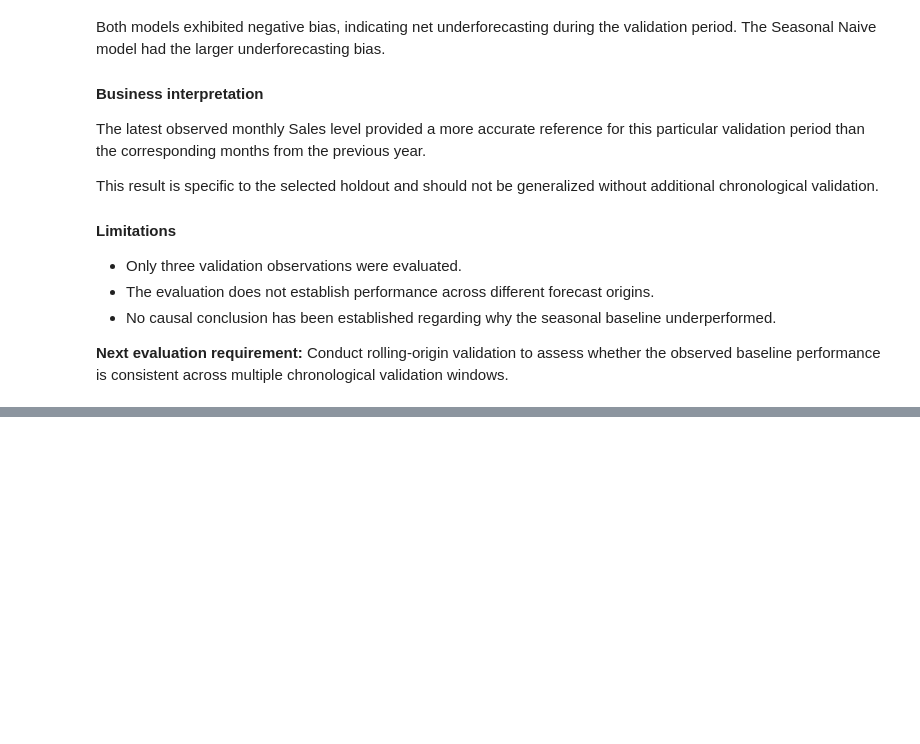
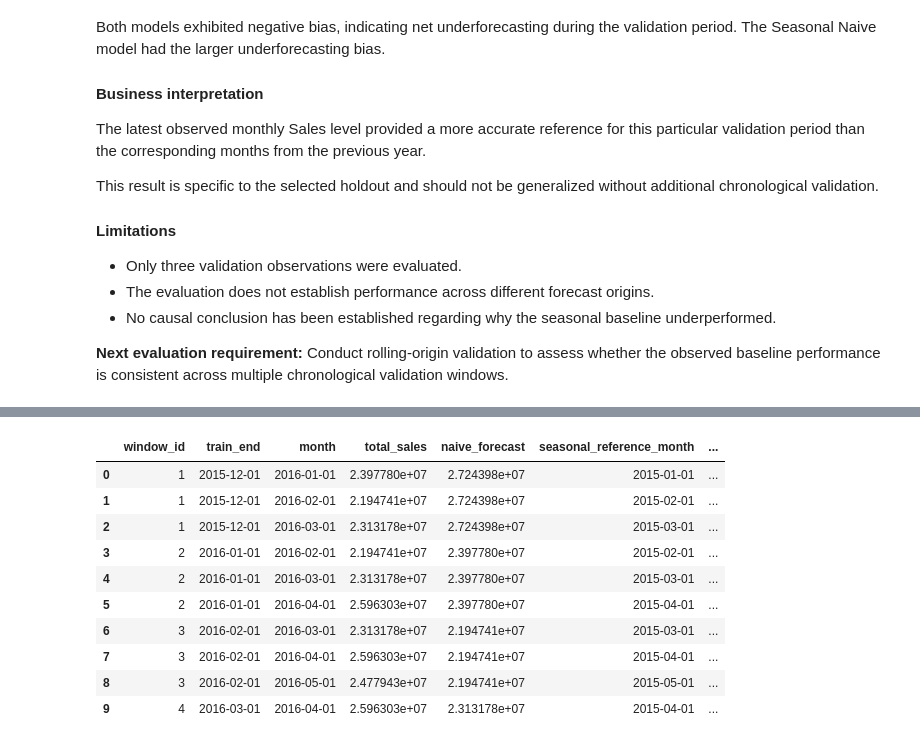
Before and after one commit to Abu-Hozaifa-Retail-Analyst/retail-sales-forecasting, a Jupyter notebook: notebooks/01_data_quality/02_initial_data_profiling.ipynb, the cells around one changed output, grey strips where cells are left out. Cells and saved outputs as stored; diff of their text form; code cells hidden in the pictures; blank space fills up the shorter version.

```diff
--- a/notebooks/01_data_quality/02_initial_data_profiling.ipynb
+++ b/notebooks/01_data_quality/02_initial_data_profiling.ipynb
@@ -8787,0 +9001,97 @@ This result is specific to the selected holdout and should not be generalized wi
+# %%
+rolling_forecasts = []
+
+for window_id, window in rolling_windows_df.iterrows():
+
+    train_end = window["train_end"]
+    validation_start = window["validation_start"]
+    validation_end = window["validation_end"]
+
+    # Training data
+    train_data = monthly_ts[
+        monthly_ts["month"] <= train_end
+    ].copy()
+
+    # Validation data
+    validation_data = monthly_ts[
+        (monthly_ts["month"] >= validation_start)
+        & (monthly_ts["month"] <= validation_end)
+    ].copy()
+
+    # -------------------------
+    # Naive forecast
+    # -------------------------
+    naive_value = train_data["total_sales"].iloc[-1]
+
+    validation_data["naive_forecast"] = naive_value
+
+    # -------------------------
+    # Seasonal Naive forecast
+    # -------------------------
+    seasonal_reference_dates = (
+        validation_data["month"]
+        - pd.DateOffset(years=1)
+    )
+
+    seasonal_reference = (
+        monthly_ts[
+            monthly_ts["month"].isin(seasonal_reference_dates)
+        ][["month", "total_sales"]]
+        .rename(
+            columns={
+                "month": "seasonal_reference_month",
+                "total_sales": "seasonal_naive_forecast"
+            }
+        )
+    )
+
+    validation_data = validation_data.copy()
+
+    validation_data["seasonal_reference_month"] = (
+        seasonal_reference_dates.values
+    )
+
+    validation_data = validation_data.merge(
+        seasonal_reference,
+        left_on="seasonal_reference_month",
+        right_on="seasonal_reference_month",
+        how="left",
+        validate="one_to_one"
+    )
+
+    # Add window information
+    validation_data["window_id"] = window_id + 1
+    validation_data["train_end"] = train_end
+
+    rolling_forecasts.append(
+        validation_data[
+            [
+                "window_id",
+                "train_end",
+                "month",
+                "total_sales",
+                "naive_forecast",
+                "seasonal_reference_month",
+                "seasonal_naive_forecast"
+            ]
+        ]
+    )
+
+rolling_forecasts_df = pd.concat(
+    rolling_forecasts,
+    ignore_index=True
+)
+
+rolling_forecasts_df.head(10)
+# %% [output]
+|  | window_id | train_end | month | total_sales | naive_forecast | seasonal_reference_month | ... |
+| 0 | 1 | 2015-12-01 | 2016-01-01 | 2.397780e+07 | 2.724398e+07 | 2015-01-01 | ... |
+| 1 | 1 | 2015-12-01 | 2016-02-01 | 2.194741e+07 | 2.724398e+07 | 2015-02-01 | ... |
+| 2 | 1 | 2015-12-01 | 2016-03-01 | 2.313178e+07 | 2.724398e+07 | 2015-03-01 | ... |
+| 3 | 2 | 2016-01-01 | 2016-02-01 | 2.194741e+07 | 2.397780e+07 | 2015-02-01 | ... |
+| 4 | 2 | 2016-01-01 | 2016-03-01 | 2.313178e+07 | 2.397780e+07 | 2015-03-01 | ... |
+| 5 | 2 | 2016-01-01 | 2016-04-01 | 2.596303e+07 | 2.397780e+07 | 2015-04-01 | ... |
+| 6 | 3 | 2016-02-01 | 2016-03-01 | 2.313178e+07 | 2.194741e+07 | 2015-03-01 | ... |
+| 7 | 3 | 2016-02-01 | 2016-04-01 | 2.596303e+07 | 2.194741e+07 | 2015-04-01 | ... |
+| 8 | 3 | 2016-02-01 | 2016-05-01 | 2.477943e+07 | 2.194741e+07 | 2015-05-01 | ... |
+| 9 | 4 | 2016-03-01 | 2016-04-01 | 2.596303e+07 | 2.313178e+07 | 2015-04-01 | ... |
```
Also changed, not shown: parts of 31 cells of this notebook, 1 other file.
